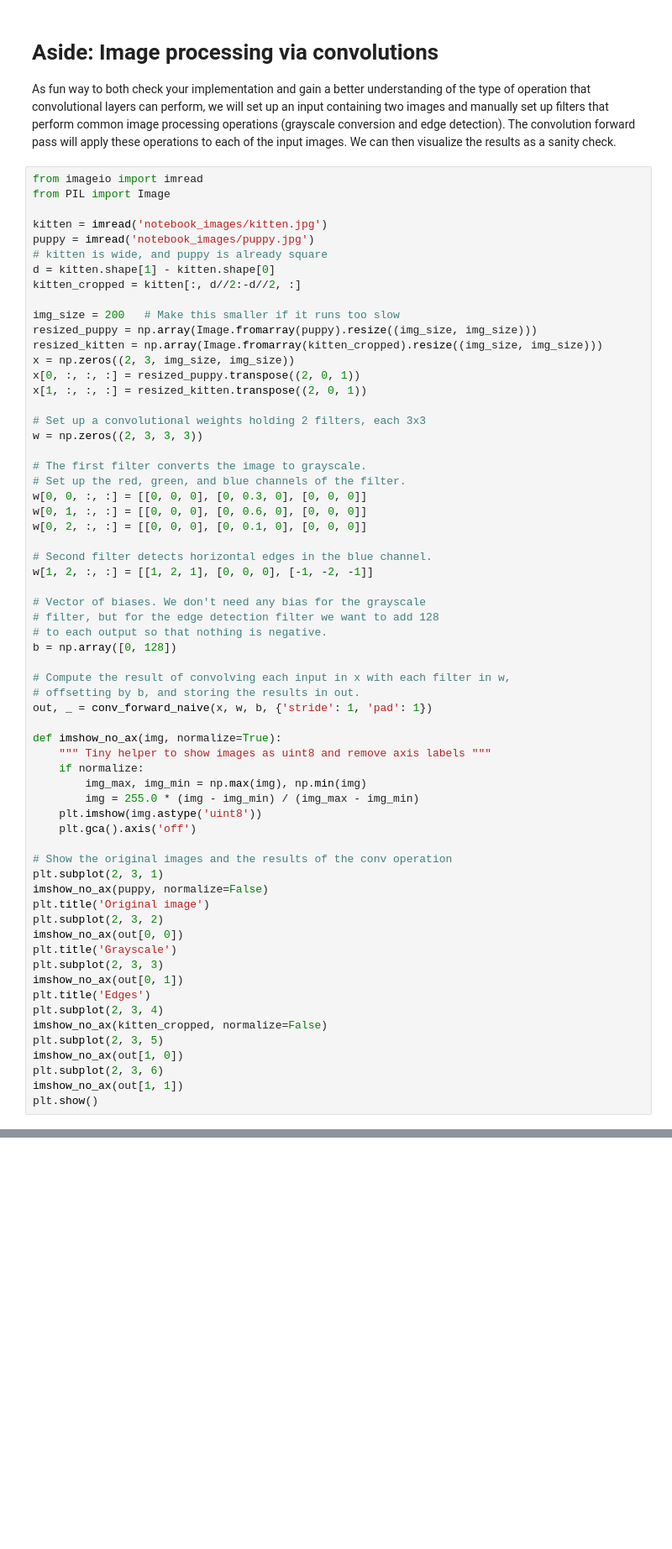
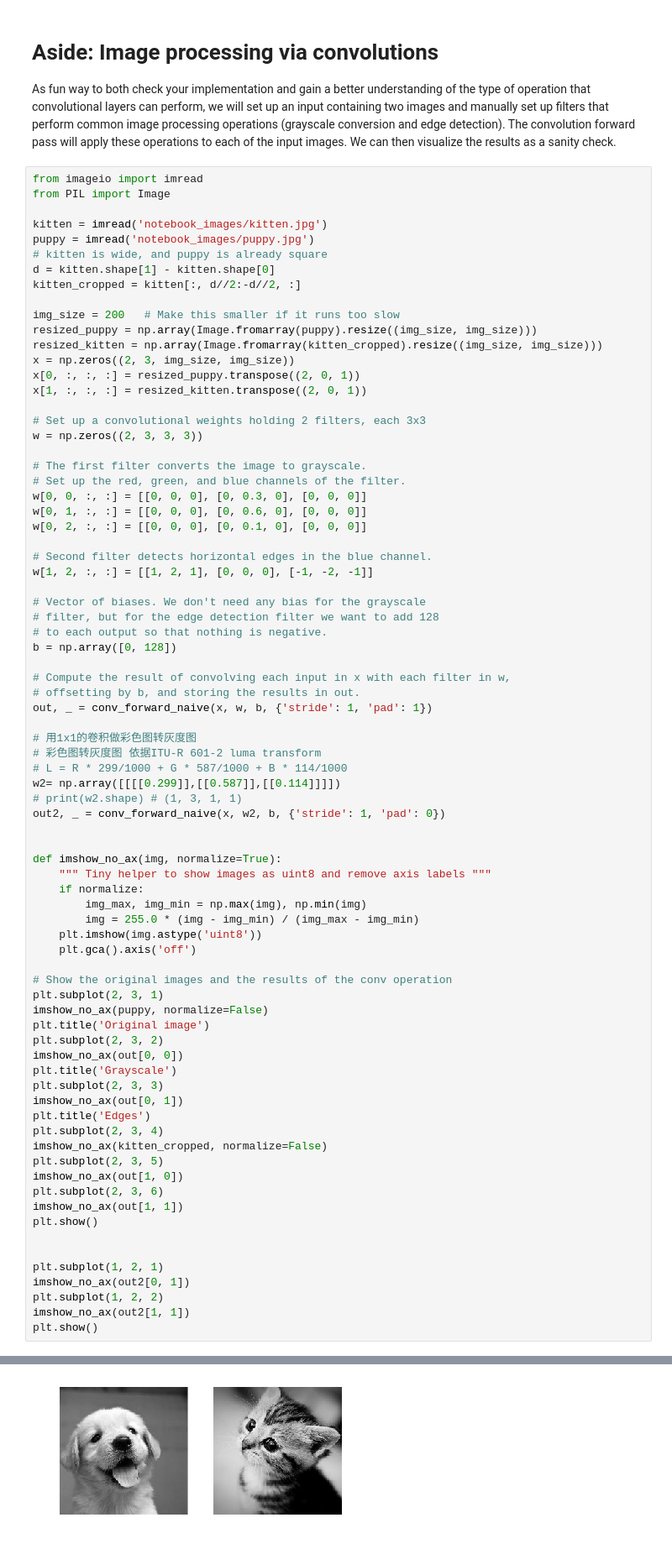
Before and after one commit to yswift/cs231n-2019, a Jupyter notebook: assignment2/ConvolutionalNetworks.ipynb, the cells around one changed output, grey strips where cells are left out. Shown: that part at 84% size. Drawn from its saved outputs; the diff is of its cells as text; blank space fills up the shorter version.

```diff
--- a/assignment2/ConvolutionalNetworks.ipynb
+++ b/assignment2/ConvolutionalNetworks.ipynb
@@ -117,33 +119,49 @@ b = np.array([0, 128])
 # offsetting by b, and storing the results in out.
 out, _ = conv_forward_naive(x, w, b, {'stride': 1, 'pad': 1})
 
+# 用1x1的卷积做彩色图转灰度图
+# 彩色图转灰度图 依据ITU-R 601-2 luma transform
+# L = R * 299/1000 + G * 587/1000 + B * 114/1000
+w2= np.array([[[[0.299]],[[0.587]],[[0.114]]]])
+# print(w2.shape) # (1, 3, 1, 1)
+out2, _ = conv_forward_naive(x, w2, b, {'stride': 1, 'pad': 0})
+
+
 def imshow_no_ax(img, normalize=True):
     """ Tiny helper to show images as uint8 and remove axis labels """
     if normalize:
         img_max, img_min = np.max(img), np.min(img)
         img = 255.0 * (img - img_min) / (img_max - img_min)
     plt.imshow(img.astype('uint8'))
     plt.gca().axis('off')
 
 # Show the original images and the results of the conv operation
 plt.subplot(2, 3, 1)
 imshow_no_ax(puppy, normalize=False)
 plt.title('Original image')
 plt.subplot(2, 3, 2)
 imshow_no_ax(out[0, 0])
 plt.title('Grayscale')
 plt.subplot(2, 3, 3)
 imshow_no_ax(out[0, 1])
 plt.title('Edges')
 plt.subplot(2, 3, 4)
 imshow_no_ax(kitten_cropped, normalize=False)
 plt.subplot(2, 3, 5)
 imshow_no_ax(out[1, 0])
 plt.subplot(2, 3, 6)
 imshow_no_ax(out[1, 1])
 plt.show()
+
+
+plt.subplot(1, 2, 1)
+imshow_no_ax(out2[0, 1])
+plt.subplot(1, 2, 2)
+imshow_no_ax(out2[1, 1])
+plt.show()
 # %% [output]
 [figure]
+[figure, added]
 # %% [markdown]
 # Convolution: Naive backward pass
 Implement the backward pass for the convolution operation in the function `conv_backward_naive` in the file `cs231n/layers.py`. Again, you don't need to worry too much about computational efficiency.
```
Also changed, not shown: parts of 1 cell of this notebook, 42 other files.
